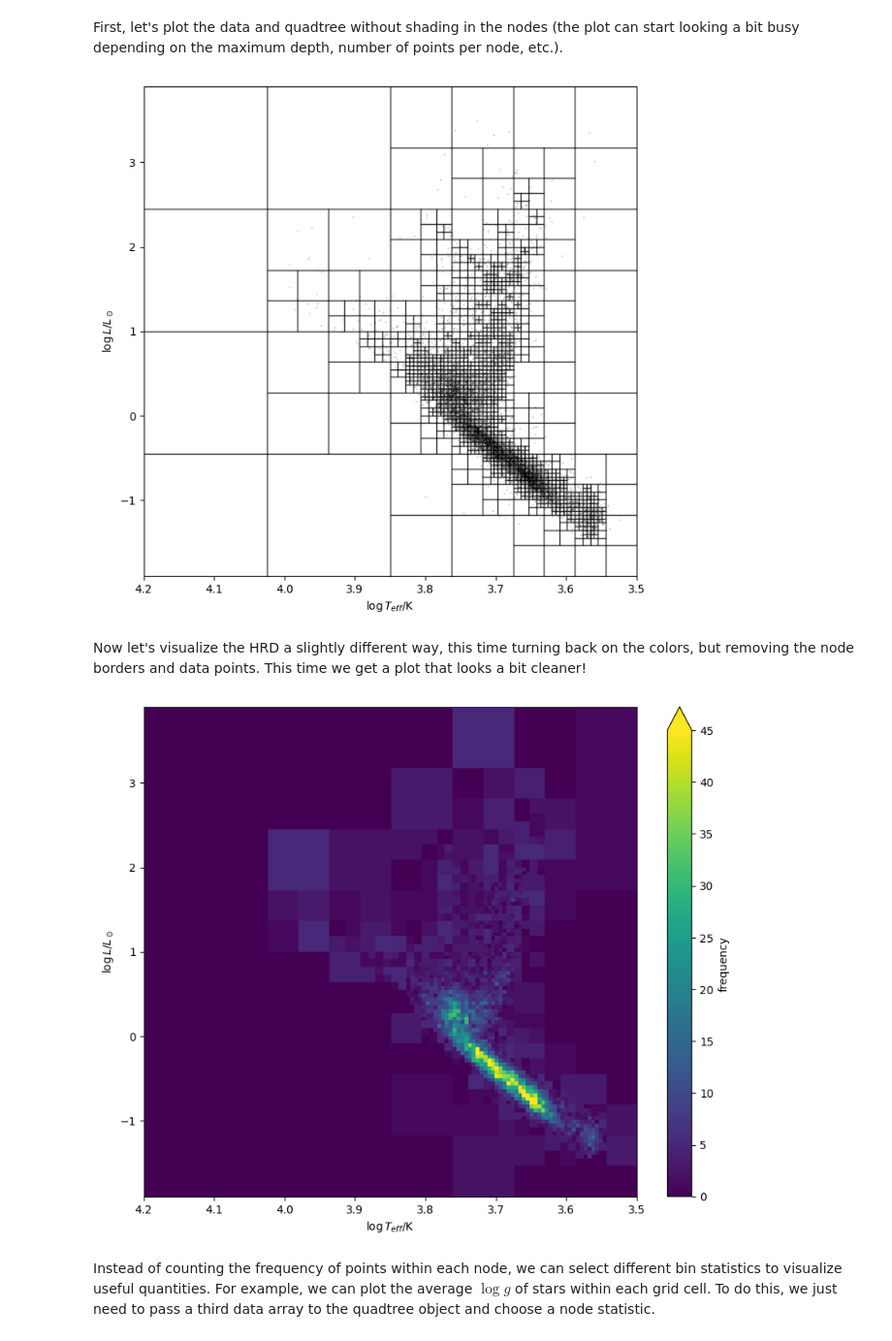
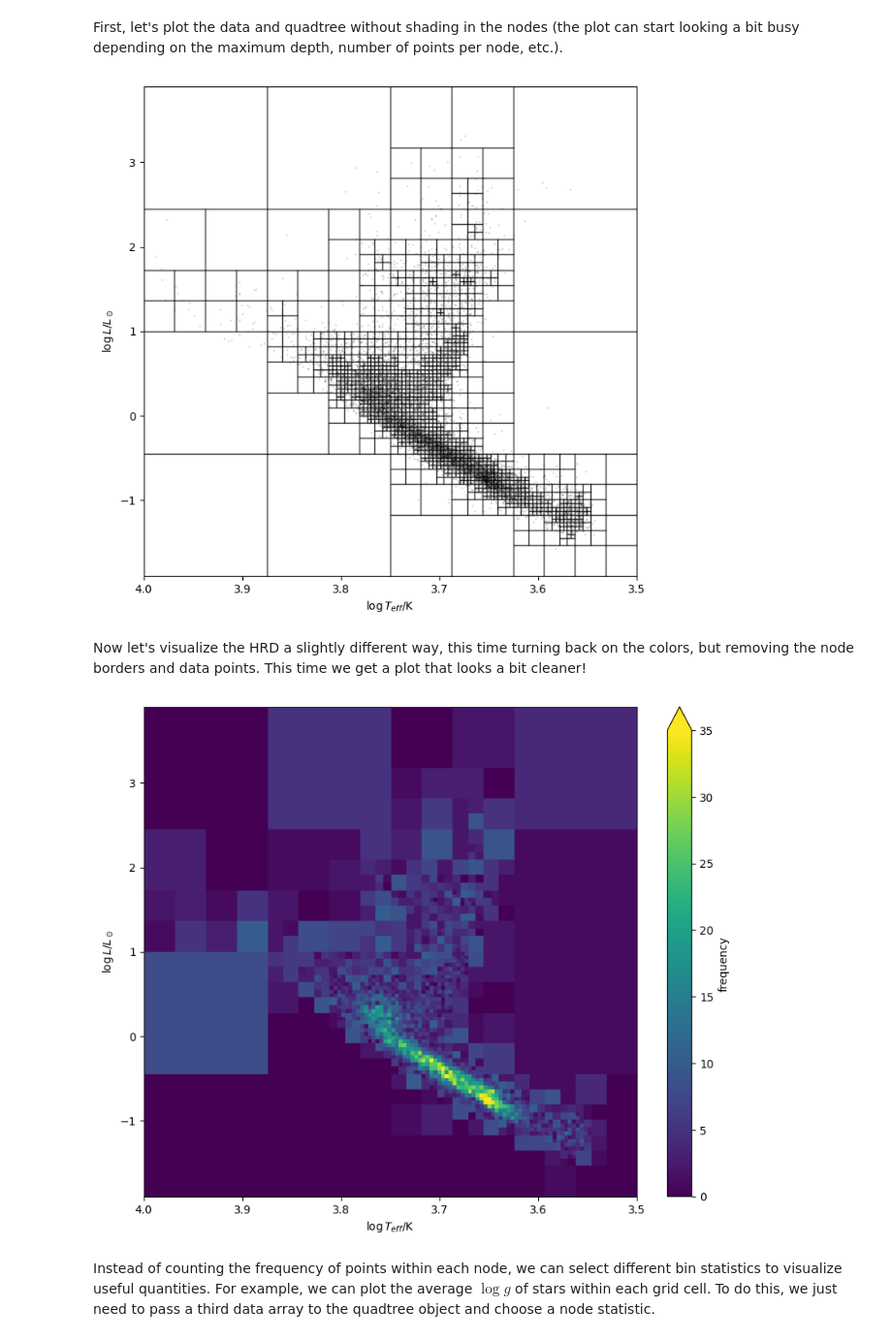
Before and after one commit to CalebHarada/astroQTpy, a Jupyter notebook: docs/tutorials/hist2d_tutorial.ipynb, the cells around one changed output. Shown at 97% size. Cells and saved outputs as stored; diff of their text form; code cells hidden in the pictures.

```diff
--- a/docs/tutorials/hist2d_tutorial.ipynb
+++ b/docs/tutorials/hist2d_tutorial.ipynb
@@ -111,8 +111,8 @@ ax.invert_xaxis()
 Now we can use an `astroQTpy` quadtree to resctructure the data and create some useful visualizations. Let's go ahead and import the `Hist2dQuadTree` class and create a new instance, like we did before. Then, we'll add the Gaia data.
 # %%
 hrd_2d_histogram = Hist2dQuadTree(
-    3.5, 4.2, -1.9, 3.9,
-    N_points=5,   # subdivide grid if node has more than this number of points...
+    3.5, 4.0, -1.9, 3.9,
+    N_points=10,  # subdivide grid if node has more than this number of points...
     max_depth=8   # ...until the quadtree reaches this depth.
 )
 
@@ -122,7 +122,7 @@ hrd_2d_histogram.add_data(gaia_results['log_teff'].value.data, gaia_results['log
 First, let's plot the data and quadtree without shading in the nodes (the plot can start looking a bit busy depending on the maximum depth, number of points per node, etc.).
 # %%
 fig, ax = plt.subplots(figsize=(8,8))
-ax.set_xlim(3.5, 4.2)
+ax.set_xlim(3.5, 4.0)
 ax.set_ylim(-1.9, 3.9)
 
 # plot data
@@ -137,25 +137,25 @@ ax.invert_xaxis()
 
 plt.show()
 # %% [output]
-[figure, old version]
+[figure, new version]
 # %% [markdown]
 Now let's visualize the HRD a slightly different way, this time turning back on the colors, but removing the node borders and data points. This time we get a plot that looks a bit cleaner!
 # %%
 fig, ax = plt.subplots(figsize=(10,8))
-ax.set_xlim(3.5, 4.2)
+ax.set_xlim(3.5, 4.0)
 ax.set_ylim(-1.9, 3.9)
 
 # plot the quadtree
-hist2d = hrd_2d_histogram.draw_tree(ax, show_lines=False, cmap='viridis', vmin=0, vmax=45)
+hist2d = hrd_2d_histogram.draw_tree(ax, show_lines=False, cmap='viridis', vmin=0, vmax=35)
 plt.colorbar(hist2d, ax=ax, label='frequency', extend='max')
 ax.set_xlabel('$\log T_{eff}$/K')
 ax.set_ylabel('$\log L / L_\odot$')
 
 ax.invert_xaxis()
 
 plt.show()
 # %% [output]
-[figure, old version]
+[figure, new version]
 # %% [markdown]
 Instead of counting the frequency of points within each node, we can select different bin statistics to visualize useful quantities. For example, we can plot the average $\log g$ of stars within each grid cell. To do this, we just need to pass a third data array to the quadtree object and choose a node statistic.
 # %%
```
Also changed, not shown: parts of 5 cells of this notebook, 2 other files.
